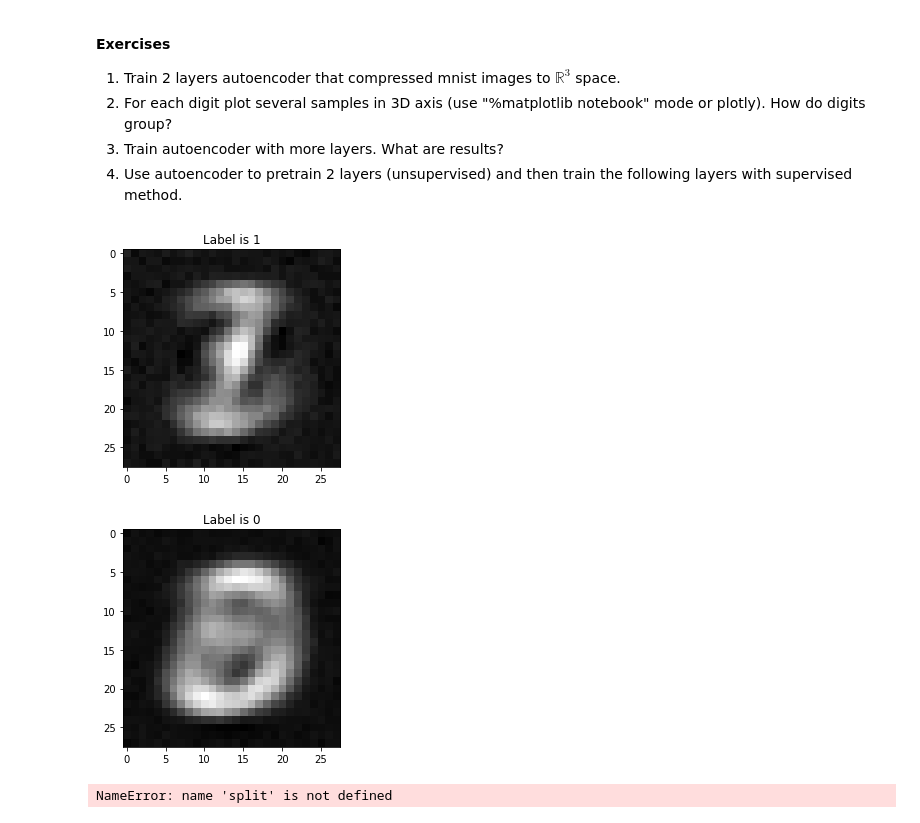
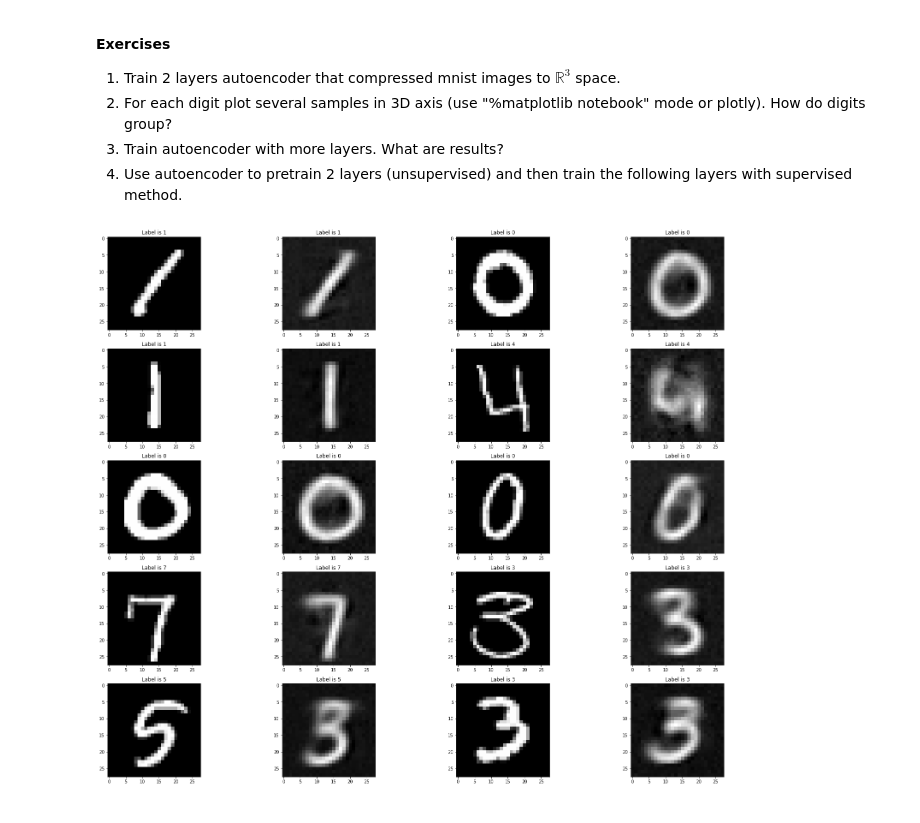
Before and after one commit to max-kuzn/squad, a Jupyter notebook: labs/lab-2.ipynb, the cells around one changed output. Saved outputs shown, nothing was run; the diff lists cells and outputs as text; code cells hidden in the pictures.

```diff
--- a/labs/lab-2.ipynb
+++ b/labs/lab-2.ipynb
@@ -52,10 +58,12 @@ labels = np.array(data[:, 0], dtype=np.int32)
 data = data[:, 1:]
 data /= 256.0
 # %%
-#Примеры картинок
-for i in range(5):
-    img = np.array(data[i]).reshape((28, 28))
-    plt.title('Label is ' + str(labels[i]))
-    plt.imshow(img, cmap='gray')
-    plt.show()
+# Примеры картинок
+plt.figure(figsize=(28, 28))
+columns = 3
+for i in range(3 * columns):
+    plt.subplot(10 / columns + 1, columns, i + 1)
+    plt.title("Label is " + str(labels[i]))
+    plt.imshow(data[i].reshape((28, 28)), cmap="gray")
+plt.show()
 # %% [output]
@@ -772,7 +862,8 @@ def autoencoder(
 # %%
-model = autoencoder(sizes=[784, 200, 3], epoches=2, grad_speed=5*1e-5)
-print(len(model), len(model[0]), model[0][0])
+model = autoencoder(sizes=[784, 200, 50, 3],
+                    epoches=50,
+                    grad_speed=10*1e-5,
+                    nonlinearity="relu",
+                    num_of_images=10)
 # %% [output]
-[figure, old version]
+[figure, new version]
-[figure, removed]
-NameError: name 'split' is not defined
```
Also changed, not shown: parts of 6 cells of this notebook.
